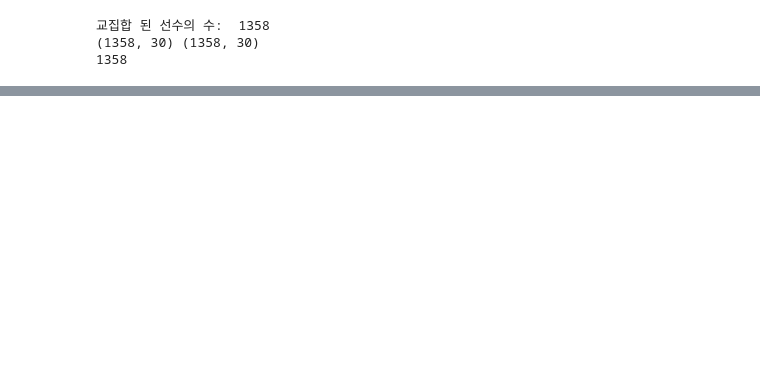
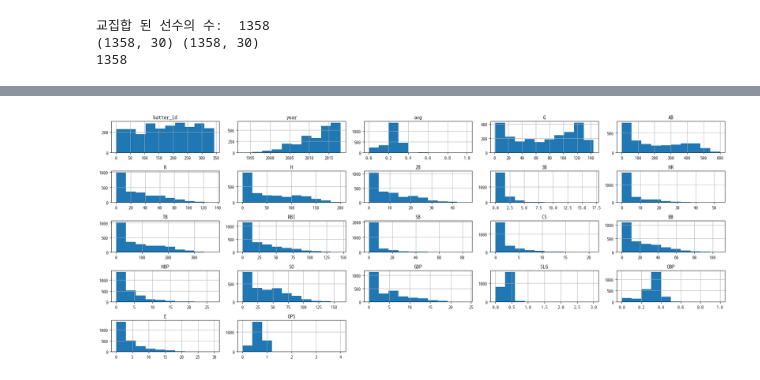
Before and after one commit to dlsdud9098/kbo_ops_predict, a Jupyter notebook: main.ipynb, the cells around one changed output, grey strips where cells are left out. Cells and saved outputs as stored; diff of their text form; code cells hidden in the pictures; blank space fills up the shorter version.

```diff
--- a/main.ipynb
+++ b/main.ipynb
@@ -687,0 +750,15 @@ regular_season_intersection.sort_values(by='new_index').reset_index(drop=True)
+# %%
+regular_season.hist(figsize=(20,8))
+plt.tight_layout()
+plt.show()
+
+'''
+이 데이터를 살펴 보았는데, 여전히 0쪽에 가까운 부분들이 있다.
+R(득점), 안타(H), 홈런(HR) 등 타자 쪽 기록이 왼쪽에 가깝다.
+
+하지만 반대로 투수 쪽 기록인 삼진(SO)이 꽤나 높은 것으로 보인다.
+안타는 적은데 삼진이나 병살이 좀 높다, 그리고 볼넷도 좀 낮은 것으로 보아
+투고타저가 좀 강한 것으로 보인다.
+'''
+# %% [output]
+[figure, added]
```
Also changed, not shown: parts of 10 cells of this notebook.
